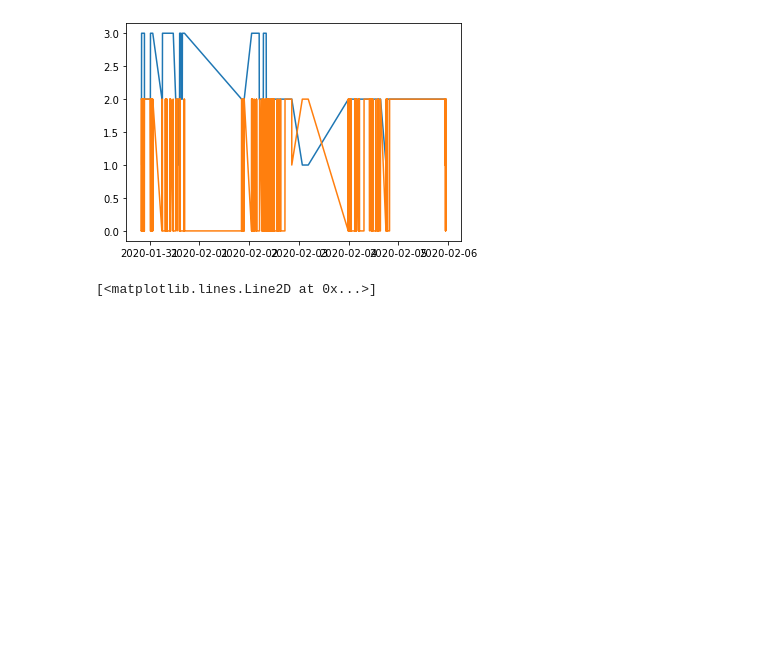
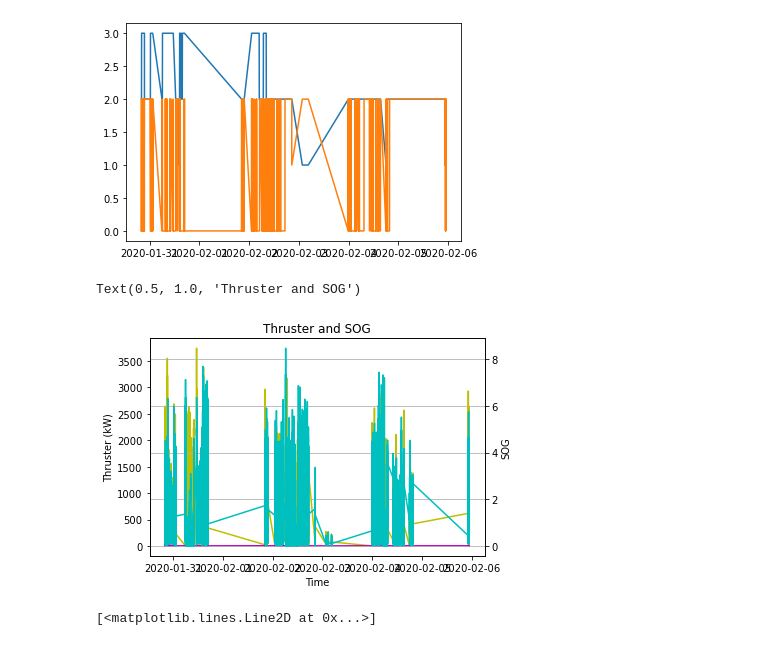
Before and after one commit to andreasdyve/EquinorProject, a Jupyter notebook: python notebooks/OpID100_Inspection.ipynb, the cells around one changed output. Drawn from its saved outputs; the diff is of its cells as text; code cells hidden in the pictures; blank space fills up the shorter version.

```diff
--- a/python notebooks/OpID100_Inspection.ipynb
+++ b/python notebooks/OpID100_Inspection.ipynb
@@ -52,6 +35,26 @@ plt.plot(x,ydp)
 # %% [output]
 [<matplotlib.lines.Line2D at 0x...>]
 [figure]
+# %%
+x = df['datetime']
+y1 = df['thrusterAndPropulsion']
+y2 = df['speedOverGround']
+y3 = df['battery_0__actualPower']
+
+fig, ax1 = plt.subplots()
+
+ax2 = ax1.twinx()
+ax1.plot(x, y1, 'y')
+ax1.plot(x,y2, 'm')
+ax2.plot(x, y2, 'c')
+ax2.grid()
+ax1.set_xlabel('Time')
+ax1.set_ylabel('Thruster (kW)')
+ax2.set_ylabel('SOG')
+ax1.set_title('Thruster and SOG')
+# %% [output]
+Text(0.5, 1.0, 'Thruster and SOG')
+[figure, added]
 # %%
 # FIRST SPIKE 500 seconds
 x = df.iloc[4000:4500]['datetime']
```
Also changed, not shown: parts of 11 cells of this notebook.
